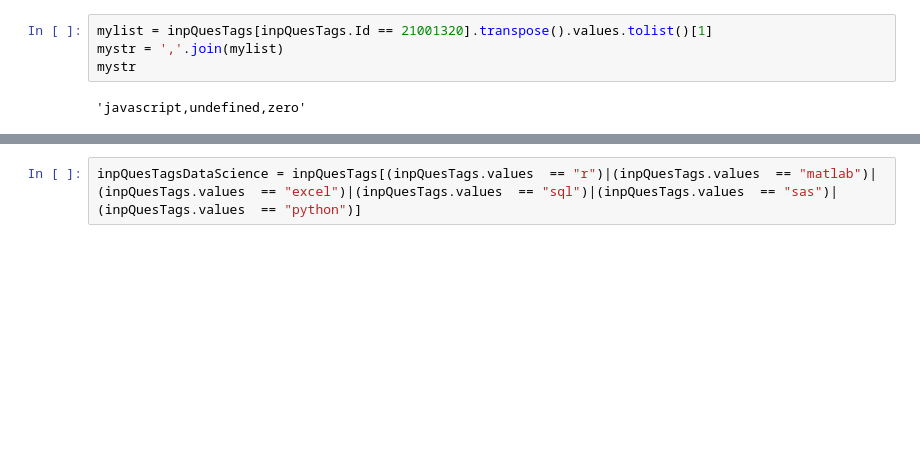
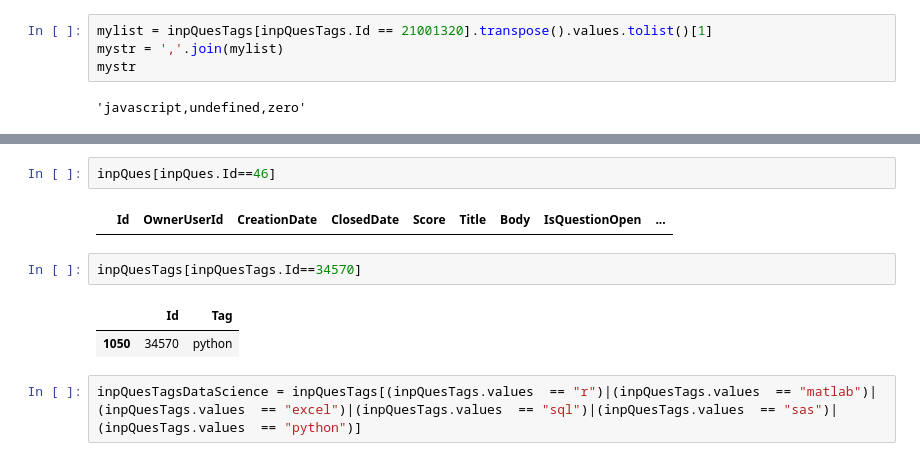
Before and after one commit to KarthikeyanVenkataraman/edastackoverflow, a Jupyter notebook: StackOverFlow_Draft.ipynb, the cells around one changed output, grey strips where cells are left out. Drawn from its saved outputs; the diff is of its cells as text; blank space fills up the shorter version.

```diff
--- a/StackOverFlow_Draft.ipynb
+++ b/StackOverFlow_Draft.ipynb
@@ -355,3 +405,12 @@ DuplicatedTag
+# %%
+inpQues[inpQues.Id==46]
+# %% [output]
+|  | Id | OwnerUserId | CreationDate | ClosedDate | Score | Title | Body | IsQuestionOpen | ... |
+# %%
+inpQuesTags[inpQuesTags.Id==34570]
+# %% [output]
+|  | Id | Tag |
+| 1050 | 34570 | python |
 # %%
 inpQuesTagsDataScience = inpQuesTags[(inpQuesTags.values  == "r")|(inpQuesTags.values  == "matlab")|(inpQuesTags.values  == "excel")|(inpQuesTags.values  == "sql")|(inpQuesTags.values  == "sas")|(inpQuesTags.values  == "python")]
 # %%
```
Also changed, not shown: parts of 13 cells of this notebook.
